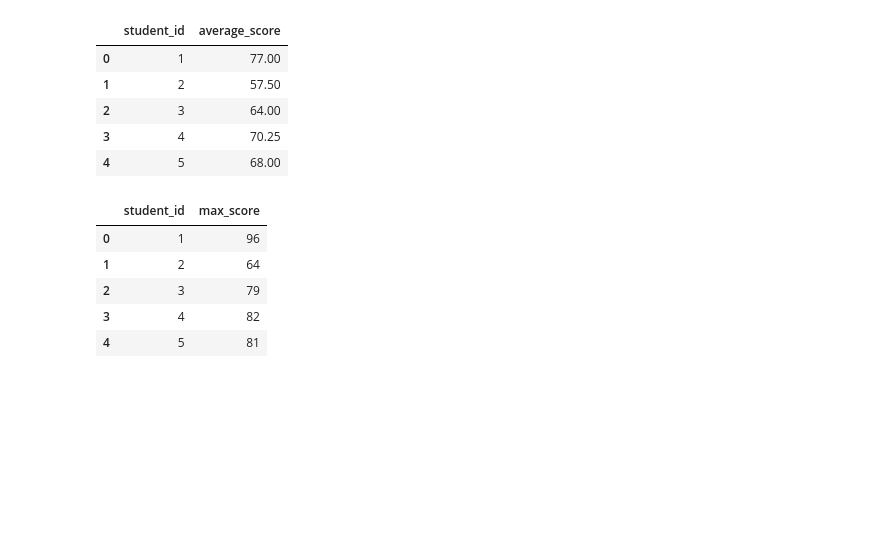
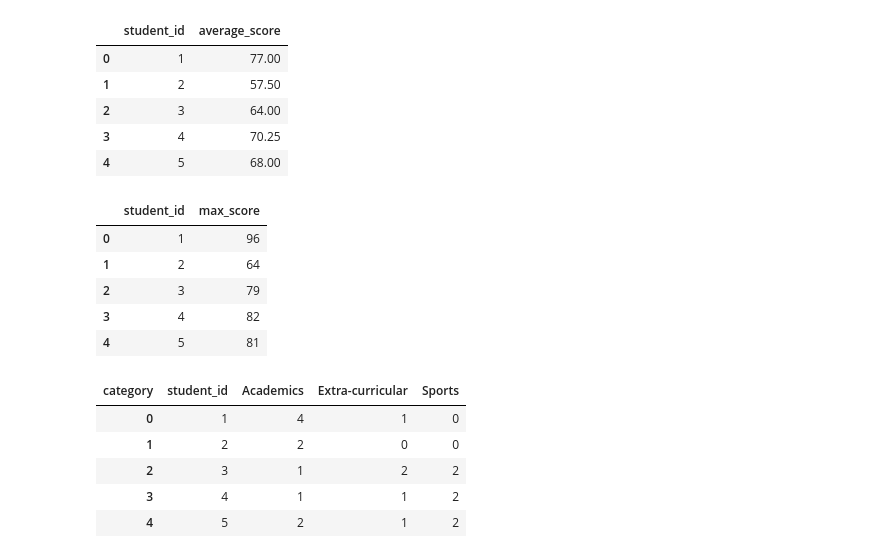
Before and after one commit to PrasastiBaitharu/ybi_foundation, a Jupyter notebook: YBI_45_DAY_INTERNSHIP.ipynb, the cells around one changed output. Cells and saved outputs as stored; diff of their text form; code cells hidden in the pictures; blank space fills up the shorter version.

Commit message:
Activities and Extra-curricular Acitvities

```diff
--- a/YBI_45_DAY_INTERNSHIP.ipynb
+++ b/YBI_45_DAY_INTERNSHIP.ipynb
@@ -457,3 +457,17 @@ min_score = (
     .min()
     .reset_index(name="min_score")
 )
+# %%
+category_features = pd.crosstab(
+    activity["student_id"],
+    activity["category"]
+).reset_index()
+
+category_features.head()
+# %% [output]
+| category | student_id | Academics | Extra-curricular | Sports |
+| 0 | 1 | 4 | 1 | 0 |
+| 1 | 2 | 2 | 0 | 0 |
+| 2 | 3 | 1 | 2 | 2 |
+| 3 | 4 | 1 | 1 | 2 |
+| 4 | 5 | 2 | 1 | 2 |
```
Also changed, not shown: parts of 1 cell of this notebook.
